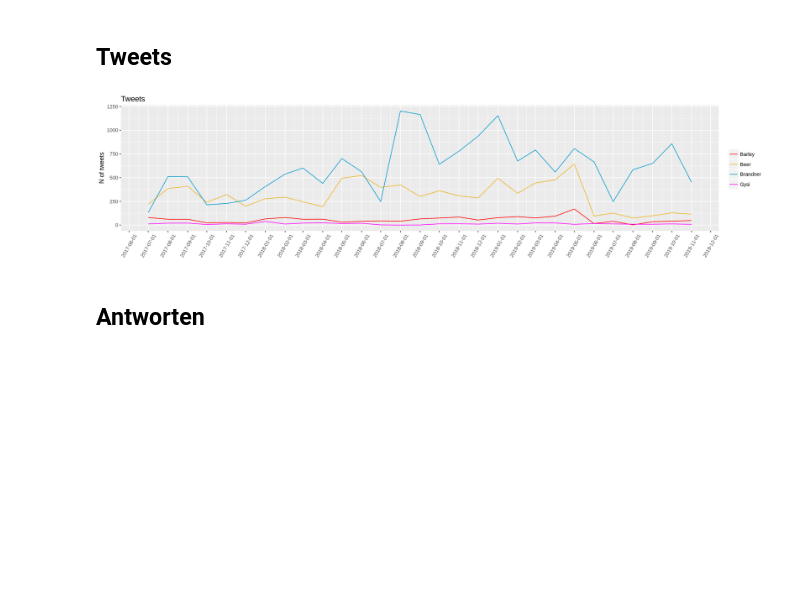
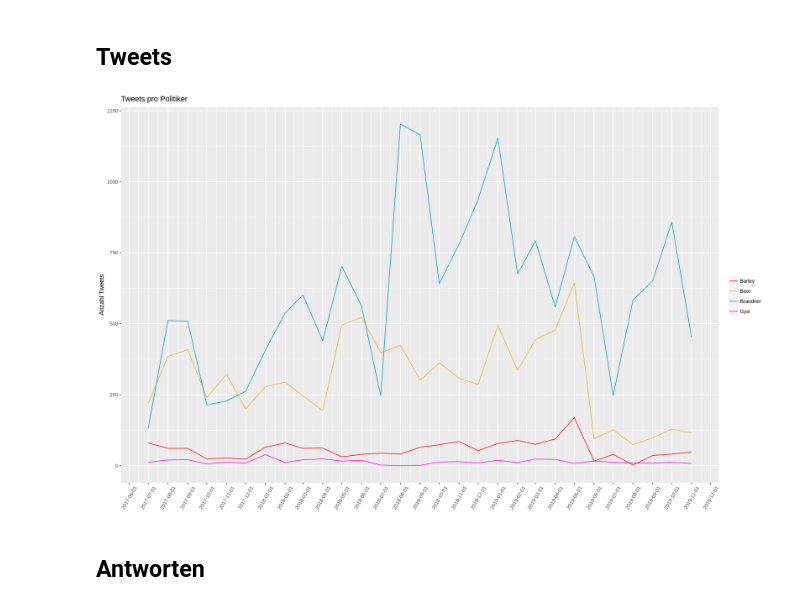
Before and after one commit to gesiscss/gesis_dataday_20, a Jupyter notebook: smm/Politiker_Vergleich.ipynb, the cells around one changed output. Drawn from its saved outputs; the diff is of its cells as text; code cells hidden in the pictures; blank space fills up the shorter version.

```diff
--- a/smm/Politiker_Vergleich.ipynb
+++ b/smm/Politiker_Vergleich.ipynb
@@ -112,17 +128,21 @@ replies_to <- Reduce(function(x, y) rbind(x, y), replies_to)
 # %% [markdown]
 ## Tweets
 # %%
+#Farbzuweisungen für unsere Politiker
+
 color_palette <- c("Barley"="red", "Beer"="goldenrod2","Gysi"="magenta1","Brandner"="deepskyblue3")
-# plotting tweets
+
+# Plotting der Tweets
+
 ggplot(data=tweets_by, aes(x=as.Date(labels), y=values)) +
     geom_line(aes(colour = factor(politician_name))) +
     theme(axis.text.x = element_text( angle = 60, hjust = 0.5, vjust = 0.5),
         axis.title.x = element_blank(), legend.title = element_blank()) +
-    labs(title = "Tweets", y = "N of tweets") +
+    labs(title = "Tweets pro Politiker", y = "Anzahl Tweets") +
     scale_color_manual(name='politician_name',values=color_palette) +
     scale_x_date(date_breaks = "1 month")
 # %% [output]
-[figure, old version]
+[figure, new version]
 # %% [markdown]
 ## Antworten
 # %%
```
Also changed, not shown: parts of 44 cells of this notebook, 1 other file.
